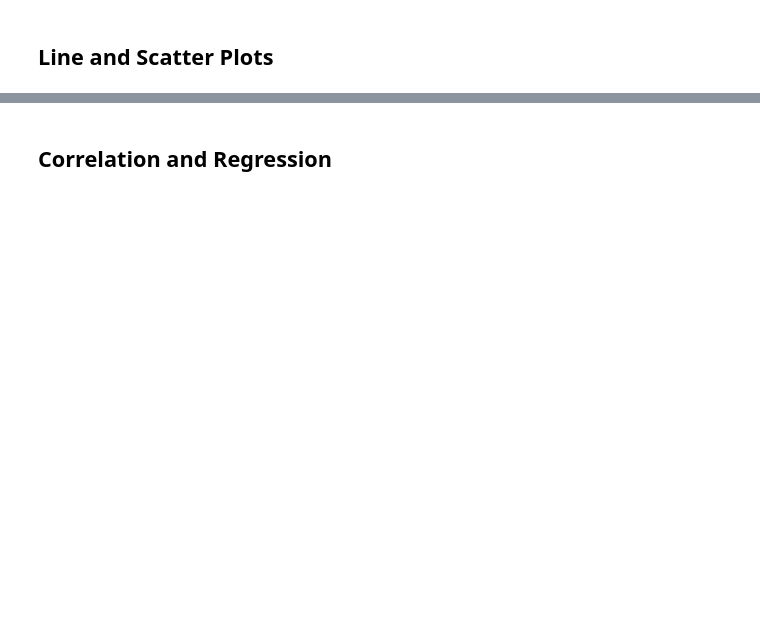
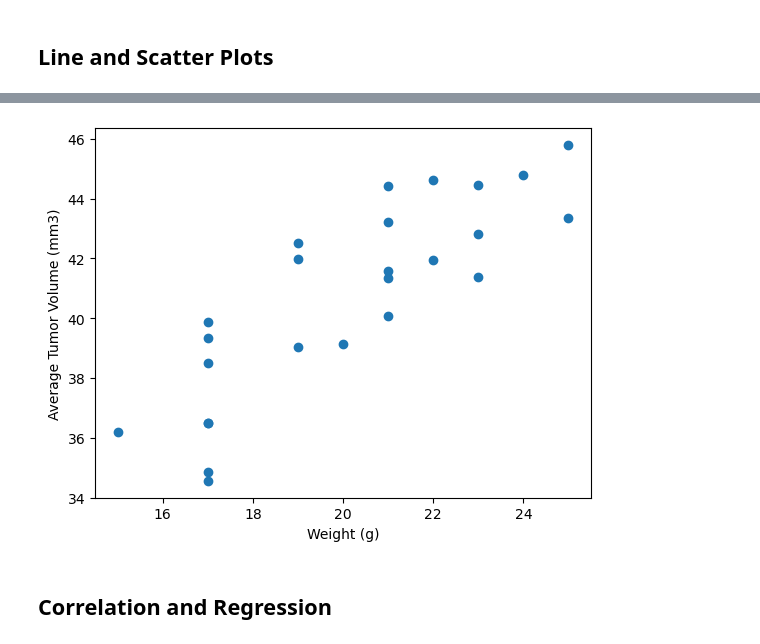
Before and after one commit to Vkrishm/Module-5-challenge, a Jupyter notebook: pymaceuticals_starter.ipynb, the cells around one changed output, grey strips where cells are left out. Saved outputs shown, nothing was run; the diff lists cells and outputs as text; code cells hidden in the pictures; blank space fills up the shorter version.

```diff
--- a/pymaceuticals_starter.ipynb
+++ b/pymaceuticals_starter.ipynb
@@ -238,4 +261,13 @@ Ceftamin’s outliers: Series([], Name: Tumor Volume (mm3), dtype: float64)
 # %%
 # Generate a scatter plot of mouse weight vs. the average observed tumor volume for the entire Capomulin regimen
+capomulin = cleaned_mouse_df.loc[cleaned_mouse_df['Drug Regimen']=='Capomulin'].groupby('Mouse ID')
+avg_tumor_capomulin = capomulin['Tumor Volume (mm3)'].mean()
+mouse_weight = capomulin['Weight (g)'].first()
+plt.scatter(mouse_weight, avg_tumor_capomulin)
+plt.xlabel('Weight (g)')
+plt.ylabel('Average Tumor Volume (mm3)')
+plt.show()
+# %% [output]
+[figure, added]
 # %% [markdown]
 ## Correlation and Regression
```
Also changed, not shown: parts of 8 cells of this notebook.
